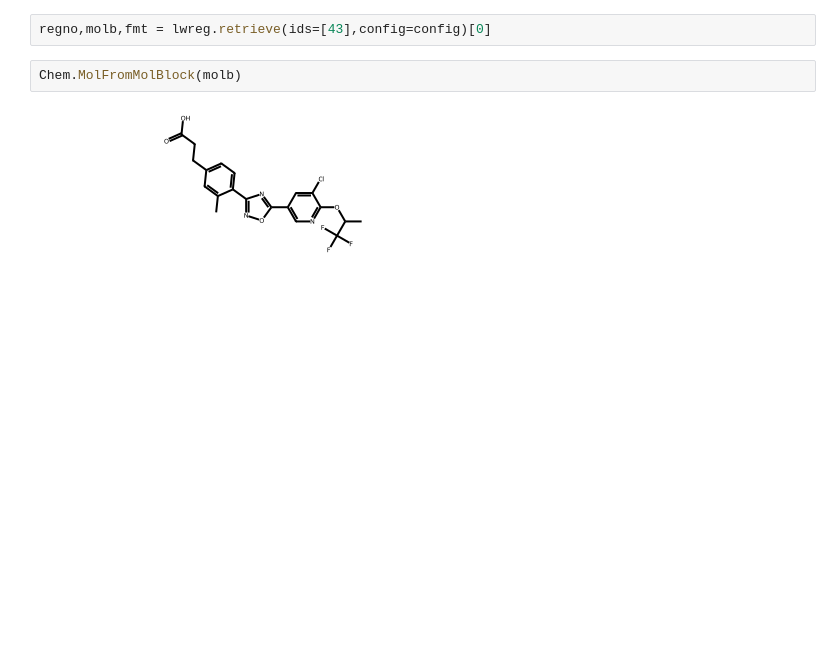
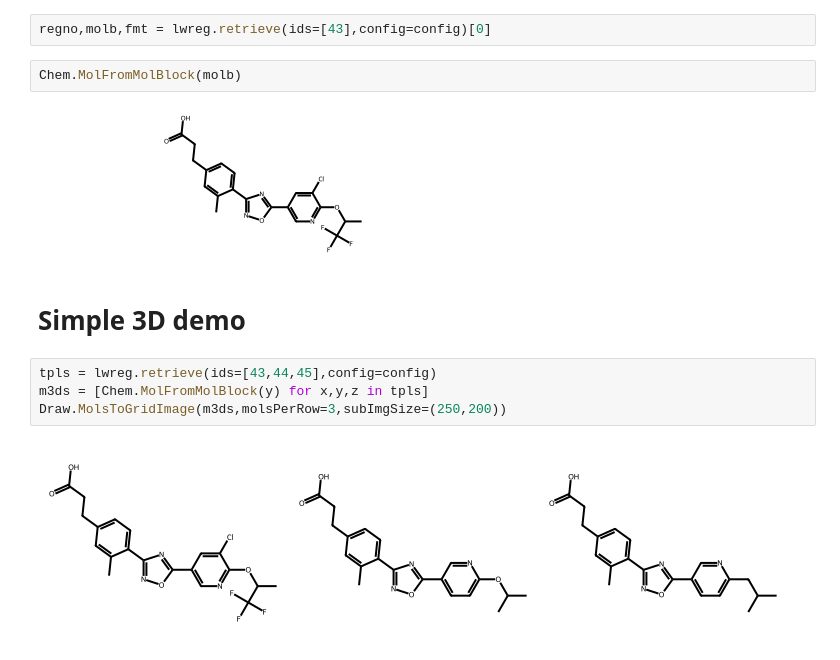
Before and after one commit to rinikerlab/lightweight-registration, a Jupyter notebook: demo.ipynb, the cells around one changed output. Saved outputs shown, nothing was run; the diff lists cells and outputs as text; blank space fills up the shorter version.

```diff
--- a/demo.ipynb
+++ b/demo.ipynb
@@ -93,3 +122,11 @@ regno,molb,fmt = lwreg.retrieve(ids=[43],config=config)[0]
 Chem.MolFromMolBlock(molb)
 # %% [output]
 [figure]
+# %% [markdown]
+# Simple 3D demo
+# %%
+tpls = lwreg.retrieve(ids=[43,44,45],config=config)
+m3ds = [Chem.MolFromMolBlock(y) for x,y,z in tpls]
+Draw.MolsToGridImage(m3ds,molsPerRow=3,subImgSize=(250,200))
+# %% [output]
+[figure, added]
```
Also changed, not shown: parts of 21 cells of this notebook, 2 other files.
